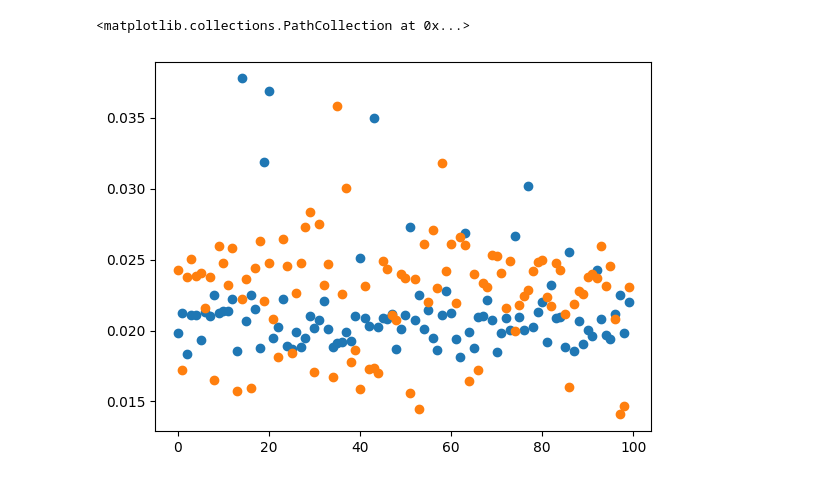
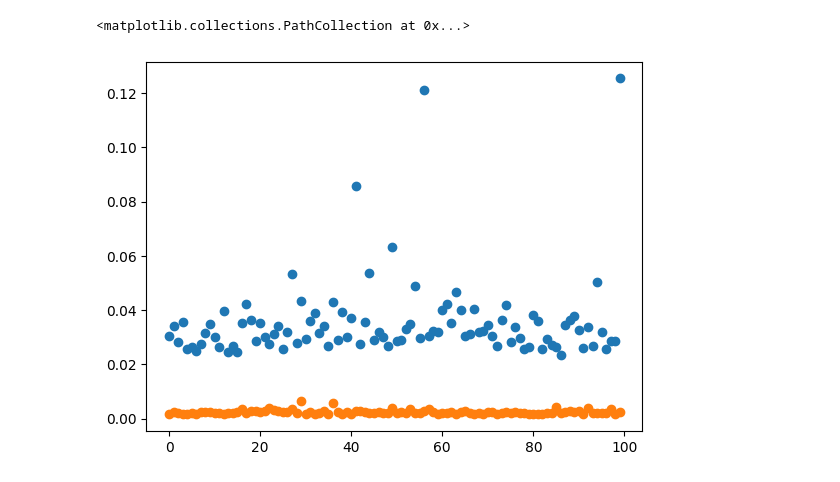
Before and after one commit to 100sjun/repos_python, a Jupyter notebook: Project/BMED/Bayesian Optimization_BMED.ipynb, the cells around one changed output. Cells and saved outputs as stored; diff of their text form; code cells hidden in the pictures.

```diff
--- a/Project/BMED/Bayesian Optimization_BMED.ipynb
+++ b/Project/BMED/Bayesian Optimization_BMED.ipynb
@@ -43,0 +223,27 @@ Y = CVs.values
+# %%
+# dVB prediction model
+ytr_dVB = np.asarray([i[5] for i in Y_train])
+yte_dVB = np.asarray([i[5] for i in Y_test])
+kfold = KFold(n_splits=5, shuffle=True, random_state= 42)
+r2_dVB = []
+model_dVB = list(range(5))
+i_dVB = 0
+
+for train_index, val_index in kfold.split(X_train):
+    X_t, X_v = X_train[train_index], X_train[val_index]
+    yt_dVB, yv_dVB = ytr_dVB[train_index], ytr_dVB[val_index]
+
+    model_dVB[i_dVB] = LinearRegression()
+    model_dVB[i_dVB].fit(X_t,yt_dVB)
+    ypred = model_dVB[i_dVB].predict(X_v)
+
+    r2_cal = r2_score(yv_dVB,ypred)
+    r2_dVB.append(r2_cal)
+    i_dVB += 1
+model_dVB_f = model_dVB[np.argmax(r2_dVB)]
+print(f'model coefficient: {model_dVB_f.coef_}')
+print(f'model intercept: {model_dVB_f.intercept_}')
+
+yp_dVB_f = model_dVB_f.predict(X_test)
+r2_dVB_f = r2_score(yte_dVB,yp_dVB_f)
+print(r2_dVB_f)
@@ -124,7 +341,7 @@ def plot(X, y, model):
     # show the plot
     plt.show()
 # %%
-T, V, E, FLA, ALA = [i[0] for i in X], [i[1] for i in X], [i[2] for i in X], [i[3] for i in X], [i[4] for i in X]
+T, V, E, Ci, ALA = [i[0] for i in X], [i[1] for i in X], [i[2] for i in X], [i[3] for i in X], [i[4] for i in X]
 SEC, JLA = [i[0] for i in Y], [i[1] for i in Y]
 
 # Z-score normalization
@@ -132,7 +349,7 @@ zX = list(range(len(X)))
 zY = list(range(len(Y)))
 
 for i in range(len(zX)):
-    iX = [(T[i]-np.average(T))/np.std(T),(V[i]-np.average(V))/np.std(V),(E[i]-np.average(E))/np.std(E),(FLA[i]-np.average(FLA))/np.std(FLA),(ALA[i]-np.average(ALA))/np.std(ALA)]
+    iX = [(T[i]-np.average(T))/np.std(T),(V[i]-np.average(V))/np.std(V),(E[i]-np.average(E))/np.std(E),(Ci[i]-np.average(Ci))/np.std(Ci),(ALA[i]-np.average(ALA))/np.std(ALA)]
     iY = [(SEC[i]-np.average(SEC))/np.std(SEC),(JLA[i]-np.average(JLA))/np.std(JLA)]
     zX[i], zY[i] = iX, iY
 zX, zY = np.asarray(zX), np.asarray(zY)
@@ -142,7 +359,7 @@ mX = list(range(len(X)))
 mY = list(range(len(Y)))
 
 for i in range(len(mX)):
-    iX = [(T[i]-np.min(T))/(np.max(T)-np.min(T)),(V[i]-np.min(V))/(np.max(V)-np.min(V)),(E[i]-np.min(E))/(np.max(E)-np.min(E)),(FLA[i]-np.min(FLA))/(np.max(FLA)-np.min(FLA)),(ALA[i]-np.min(ALA))/(np.max(ALA)-np.min(ALA))]
+    iX = [(T[i]-np.min(T))/(np.max(T)-np.min(T)),(V[i]-np.min(V))/(np.max(V)-np.min(V)),(E[i]-np.min(E))/(np.max(E)-np.min(E)),(Ci[i]-np.min(Ci))/(np.max(Ci)-np.min(Ci)),(ALA[i]-np.min(ALA))/(np.max(ALA)-np.min(ALA))]
     iY = [(SEC[i]-np.min(SEC))/(np.max(SEC)-np.min(SEC)),(JLA[i]-np.min(JLA))/(np.max(JLA)-np.min(JLA))]
     mX[i], mY[i] = iX, iY
 mX, mY = np.asarray(mX), np.asarray(mY)
@@ -186,39 +403,39 @@ for i in range(len(rs_number)):
 
         return sum(mse_scores_1) / len(mse_scores_1)
 
-    res1 = minimize(alpha_GP1_opt,alp[0],bounds=[(1e-5,10)])
+    res1 = minimize(alpha_GP1_opt,alp[0],bounds=[(1e-10,10)])
     alpha1.append(res1.x)
     fun1.append(res1.fun)
 
 fun2 = []
 alpha2 = []
 for i in range(len(rs_number)):
     def alpha_GP2_opt(alp2):
         kfold = KFold(n_splits=5, shuffle=True, random_state= rs_number[i])
         mse_scores_2 = []
         for train_index, test_index in kfold.split(X_train):
             X_train2, X_test2 = X_train[train_index], X_train[test_index]
             Y_train2, Y_test2 = Y_train[train_index], Y_train[test_index]
 
             GPR2 = GaussianProcessRegressor(alpha=alp2)
             GPR2.fit(X_train2, [i[1] for i in Y_train2])
             ypred2 = GPR2.predict(X_test2)
 
             mse_2 = mse(np.asarray([i[1] for i in Y_test2]),ypred2)
             mse_scores_2.append(mse_2)
 
         return sum(mse_scores_2) / len(mse_scores_2)
 
 
-    res2 = minimize(alpha_GP2_opt,alp[1],bounds=[(1e-5,10)])
+    res2 = minimize(alpha_GP2_opt,alp[1],bounds=[(1e-10,10)])
     alpha2.append(res2.x)
     fun2.append(res2.fun)
 
 plt.scatter(rs_number,fun1)
 plt.scatter(rs_number,fun2)
 # %% [output]
 <matplotlib.collections.PathCollection at 0x...>
-[figure, old version]
+[figure, new version]
 # %%
 fun1 = np.asarray(fun1)
 fun2 = np.asarray(fun2)
```
Also changed, not shown: parts of 30 cells of this notebook.
